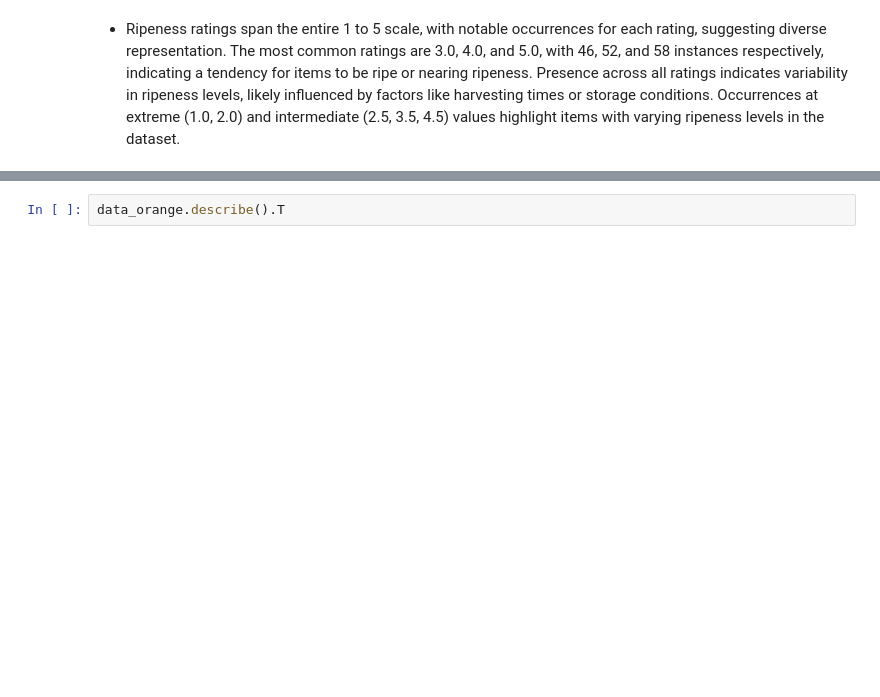
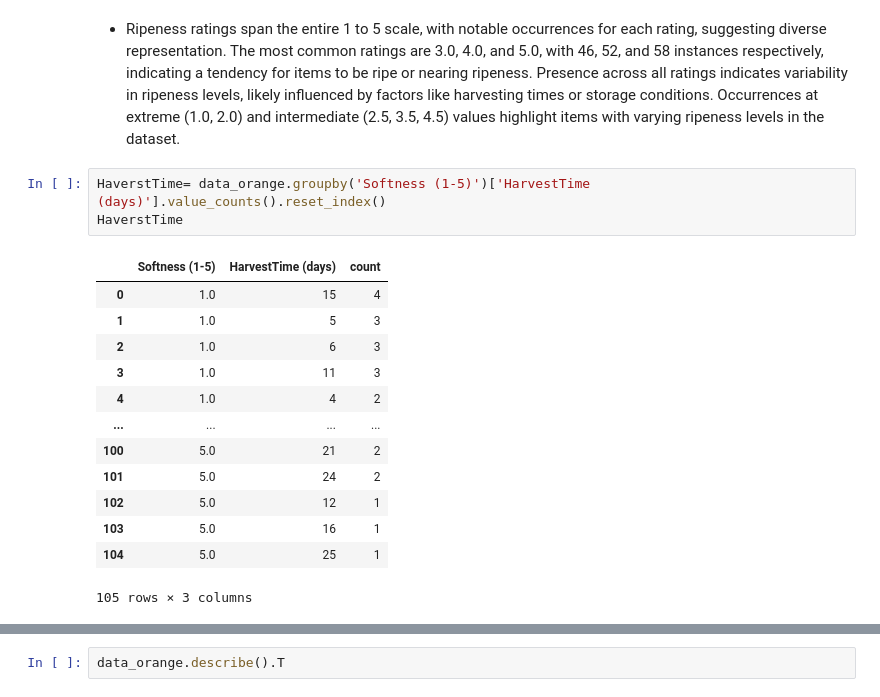
Before and after one commit to Djazil01/Orange-Quality-Classification, a Jupyter notebook: orange.ipynb, the cells around one changed output, grey strips where cells are left out. Saved outputs shown, nothing was run; the diff lists cells and outputs as text; blank space fills up the shorter version.

```diff
--- a/orange.ipynb
+++ b/orange.ipynb
@@ -189,3 +191,20 @@ Passing `palette` without assigning `hue` is deprecated and will be removed in v
 [figure]
 # %% [markdown]
 * Ripeness ratings span the entire 1 to 5 scale, with notable occurrences for each rating, suggesting diverse representation. The most common ratings are 3.0, 4.0, and 5.0, with 46, 52, and 58 instances respectively, indicating a tendency for items to be ripe or nearing ripeness. Presence across all ratings indicates variability in ripeness levels, likely influenced by factors like harvesting times or storage conditions. Occurrences at extreme (1.0, 2.0) and intermediate (2.5, 3.5, 4.5) values highlight items with varying ripeness levels in the dataset.
+# %%
+HaverstTime= data_orange.groupby('Softness (1-5)')['HarvestTime (days)'].value_counts().reset_index()
+HaverstTime
+# %% [output]
+|  | Softness (1-5) | HarvestTime (days) | count |
+| 0 | 1.0 | 15 | 4 |
+| 1 | 1.0 | 5 | 3 |
+| 2 | 1.0 | 6 | 3 |
+| 3 | 1.0 | 11 | 3 |
+| 4 | 1.0 | 4 | 2 |
+| ... | ... | ... | ... |
+| 100 | 5.0 | 21 | 2 |
+| 101 | 5.0 | 24 | 2 |
+| 102 | 5.0 | 12 | 1 |
+| 103 | 5.0 | 16 | 1 |
+| 104 | 5.0 | 25 | 1 |
+105 rows × 3 columns
```
Also changed, not shown: parts of 20 cells of this notebook.
